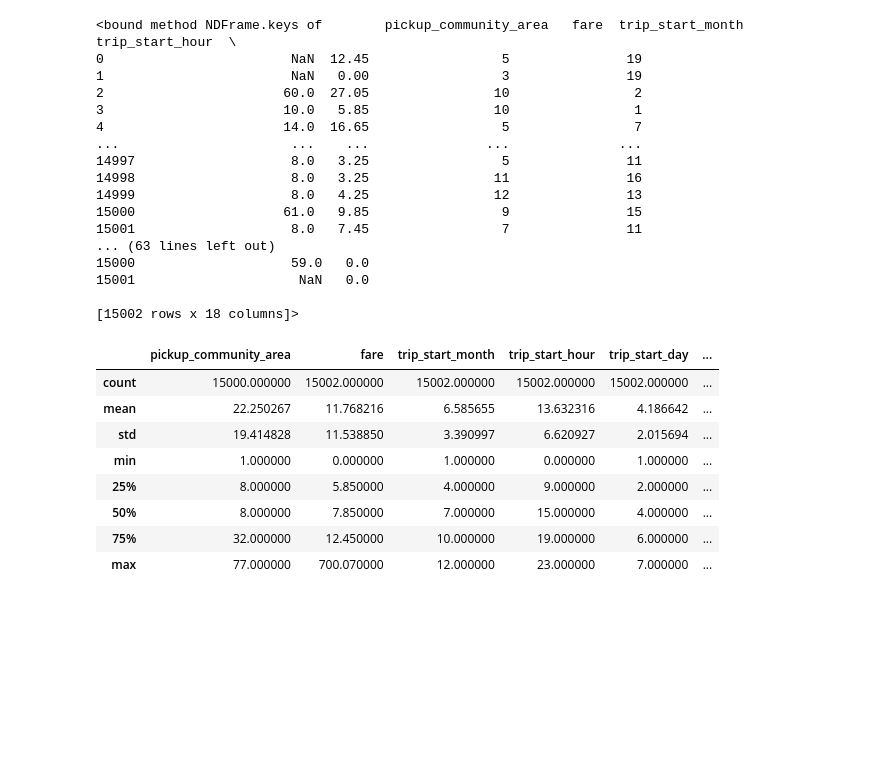
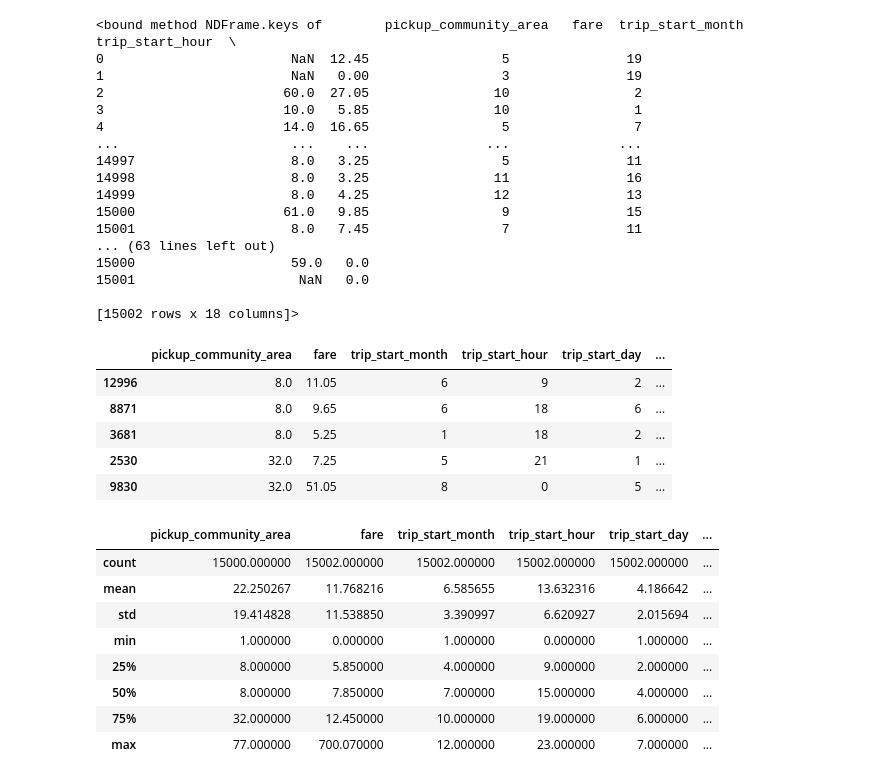
Before and after one commit to divyankrahoria/taxiproject, a Jupyter notebook: NewYorkTaxiData.ipynb, the cells around one changed output. Saved outputs shown, nothing was run; the diff lists cells and outputs as text; code cells hidden in the pictures; blank space fills up the shorter version.

```diff
--- a/NewYorkTaxiData.ipynb
+++ b/NewYorkTaxiData.ipynb
@@ -42,6 +60,15 @@ dataframe.keys
 15001                     NaN   0.0
 
 [15002 rows x 18 columns]>
+# %%
+dataframe.sample(5)
+# %% [output]
+|  | pickup_community_area | fare | trip_start_month | trip_start_hour | trip_start_day | ... |
+| 12996 | 8.0 | 11.05 | 6 | 9 | 2 | ... |
+| 8871 | 8.0 | 9.65 | 6 | 18 | 6 | ... |
+| 3681 | 8.0 | 5.25 | 1 | 18 | 2 | ... |
+| 2530 | 32.0 | 7.25 | 5 | 21 | 1 | ... |
+| 9830 | 32.0 | 51.05 | 8 | 0 | 5 | ... |
 # %%
 dataframe.describe()
 # %% [output]
```
Also changed, not shown: parts of 11 cells of this notebook, 3 other files.
